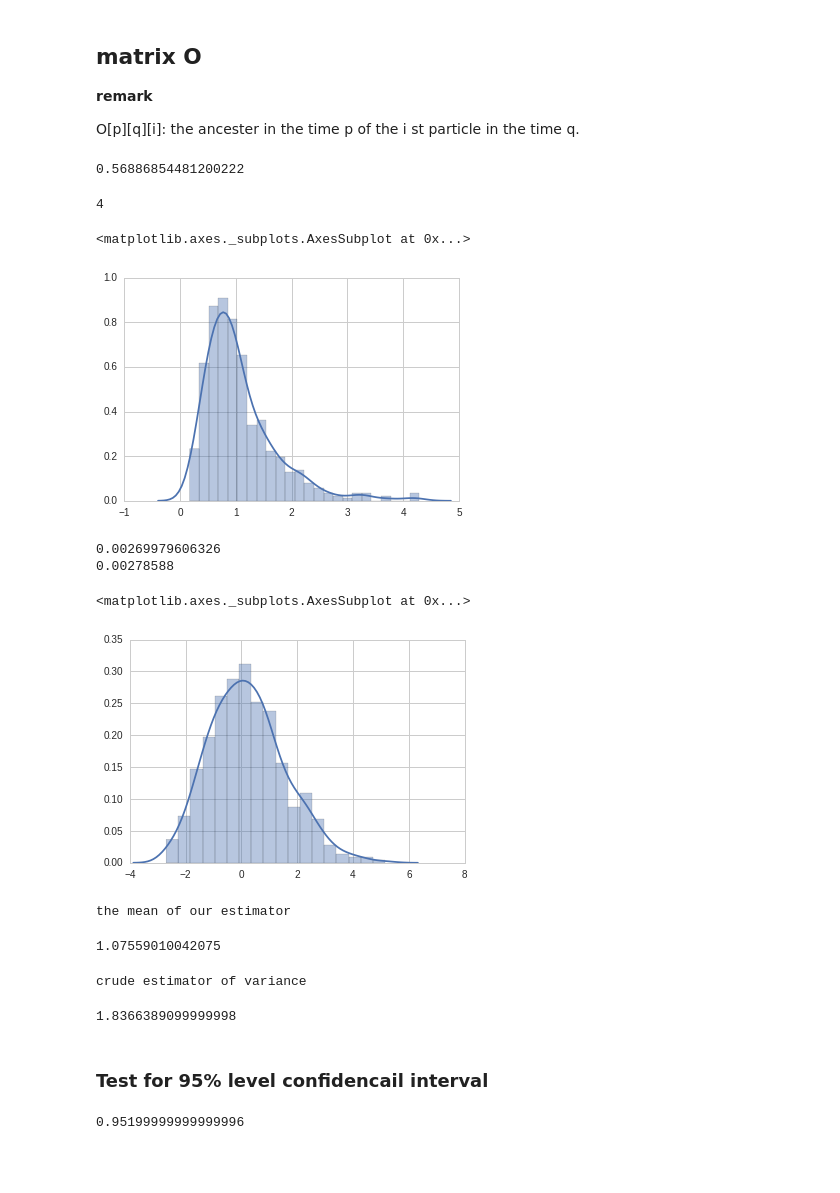
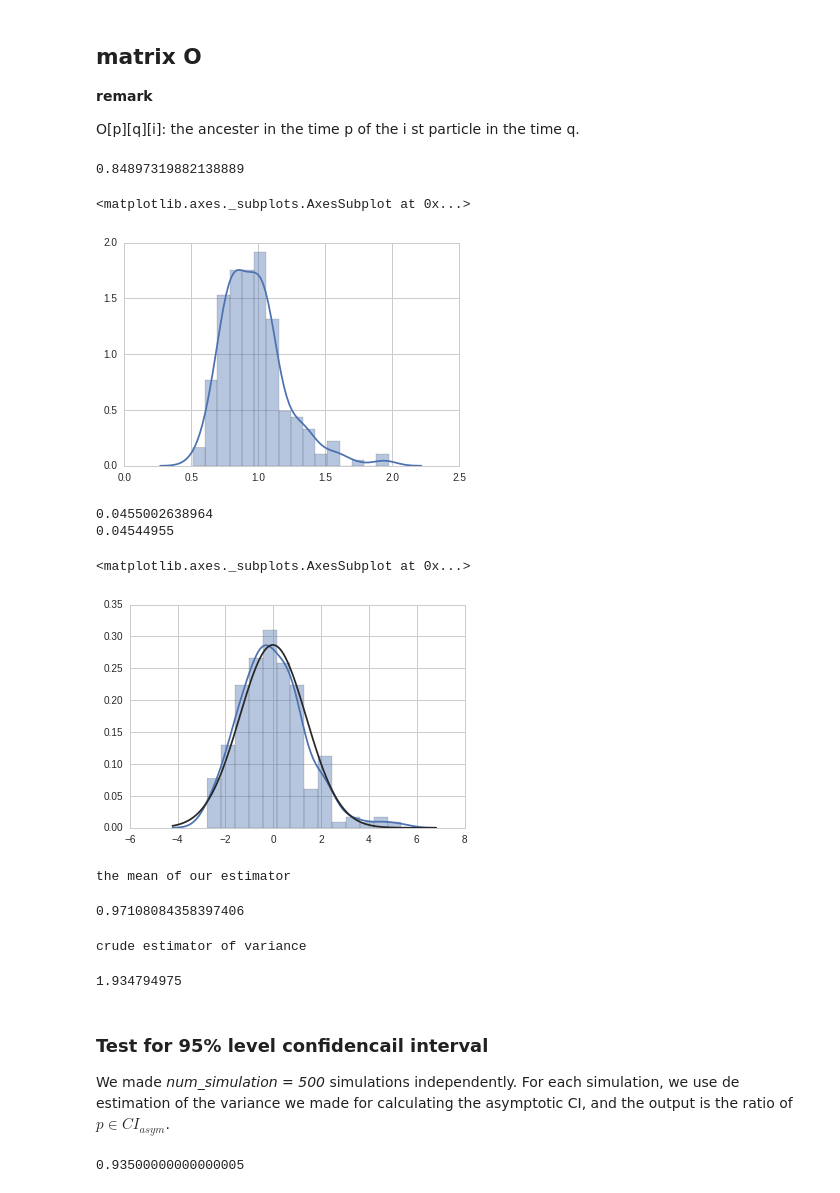
Before and after one commit to MGIMM/Rare-Events, a Jupyter notebook: simulation/editing_pyrare.ipynb, the cells around one changed output. Drawn from its saved outputs; the diff is of its cells as text; code cells hidden in the pictures; blank space fills up the shorter version.

```diff
--- a/simulation/editing_pyrare.ipynb
+++ b/simulation/editing_pyrare.ipynb
@@ -144,6 +144,7 @@ def get_paramS_test(level_test = 8, p_0 = 0.75,status_tracking = True):
     n_0 = int(np.floor(np.log(real_p)/np.log(p_0)))
     r = real_p/(p_0**n_0)
     sigma2_theoretical = n_0*(1-p_0)/p_0 + (1-r)/r
+    sigma2_theoretical *= r**2
     #l = [-np.inf]
     #for k in range(1,n_0+1,1):
     #    l = np.append(l, norm.ppf(1 - p_0**k/2))
@@ -178,12 +179,12 @@ def shaker_gaussian(x,sigma_1=0.2):
 
 print ('\n============================================================')
 ####### parameters #######
-p_0_test = 0.2
-N_test = 400
+p_0_test = 0.3
+N_test = 1000
 shaker = shaker_gaussian
-shake_times = 1
-num_simulation = 500
-level_test = 3
+shake_times = 2
+num_simulation = 200
+level_test = 2
 test_info = '|num_particles_' + str(N_test) + '|' + \
         str(shaker).split(' ')[1] + '|shake_times_' + str(shake_times)
 
@@ -222,13 +223,12 @@ print (np.shape(xi))
 
 O[p][q][i]: the ancester in the time p of the i st particle in the time q.
 # %%
-def var_estimator(xi,A):
+def var_estimator(xi,A,N = N_test):
     '''
     this function is simplifief version for estimating the asymptotic variance for
-    f = id.
+    f = \mathds{1}_{\{S(x)>level_test\}}.
     '''
     n = np.shape(xi)[0]-1
-    N = N_test
     O = np.zeros((n+1,n+1,N))
     for p in range(n+1):
         for q in np.arange(p,n+1):
@@ -269,18 +269,13 @@ def var_estimator(xi,A):
                 V += nb_c*varnothing_p_1
 
     V *= N**(n-1)*1.0/(N-1)**(n+1)
-    V = V - (len(I_n)/float(N))**2*(params[2]+1)
+    V -= (n+1)*(len(I_n)/float(N))**2
     V += len(I_n)/float(N)
     return V
 # %%
 var_estimator(xi,A)
 # %% [output]
-0.56886854481200222
+0.84897319882138889
-# %%
-a = np.array([1,0,2])
-np.sum(a)**2 - np.sum(a ** 2)
-# %% [output]
-4
 # %%
 list_var = []
 list_p = []
@@ -294,34 +289,36 @@ for index_sim in range(num_simulation):
 sns.distplot(list_var)
 # %% [output]
 <matplotlib.axes._subplots.AxesSubplot at 0x...>
-[figure, old version]
+[figure, new version]
 # %%
 print (params[0])
 print (np.mean(list_p))
 # %% [output]
-0.00269979606326
-0.00278588
+0.0455002638964
+0.04544955
 # %%
-sns.distplot(np.sqrt(N_test)*(list_p- params[0])/p_0_test**params[2])
+sns.distplot(np.sqrt(N_test)*(list_p- params[0])/p_0_test**params[2],fit = norm)
 # %% [output]
 <matplotlib.axes._subplots.AxesSubplot at 0x...>
-[figure, old version]
+[figure, new version]
 # %%
 print ('the mean of our estimator')
 np.mean(list_var)
 # %% [output]
 the mean of our estimator
-1.07559010042075
+0.97108084358397406
 # %%
 print ('crude estimator of variance')
 np.var(np.sqrt(N_test)*(list_p- params[0])/p_0_test**params[2])
 # %% [output]
 crude estimator of variance
-1.8366389099999998
+1.934794975
-# %% [markdown]
-### Test for 95% level confidencail interval
+# %% [markdown]
+### Test for 95% level confidencail interval
+We made *num_simulation = 500* simulations independently. For each simulation, we use de estimation of the variance we
+made for calculating the asymptotic CI, and the output is the ratio of $p \in CI_{asym} $.
 # %%
-np.sum([np.sqrt(N_test)*(list_p[i]- params[0])/p_0_test**params[2]<1.96*list_var[i] for i in range(num_simulation)])/float(num_simulation)
+np.sum([np.sqrt(N_test)*(list_p[i]- params[0])/p_0_test**params[2]<1.96*np.sqrt(list_var[i]) for i in range(num_simulation)])/float(num_simulation)
 # %% [output]
-0.95199999999999996
+0.93500000000000005
 # %%
```
Also changed, not shown: parts of 4 cells of this notebook.
